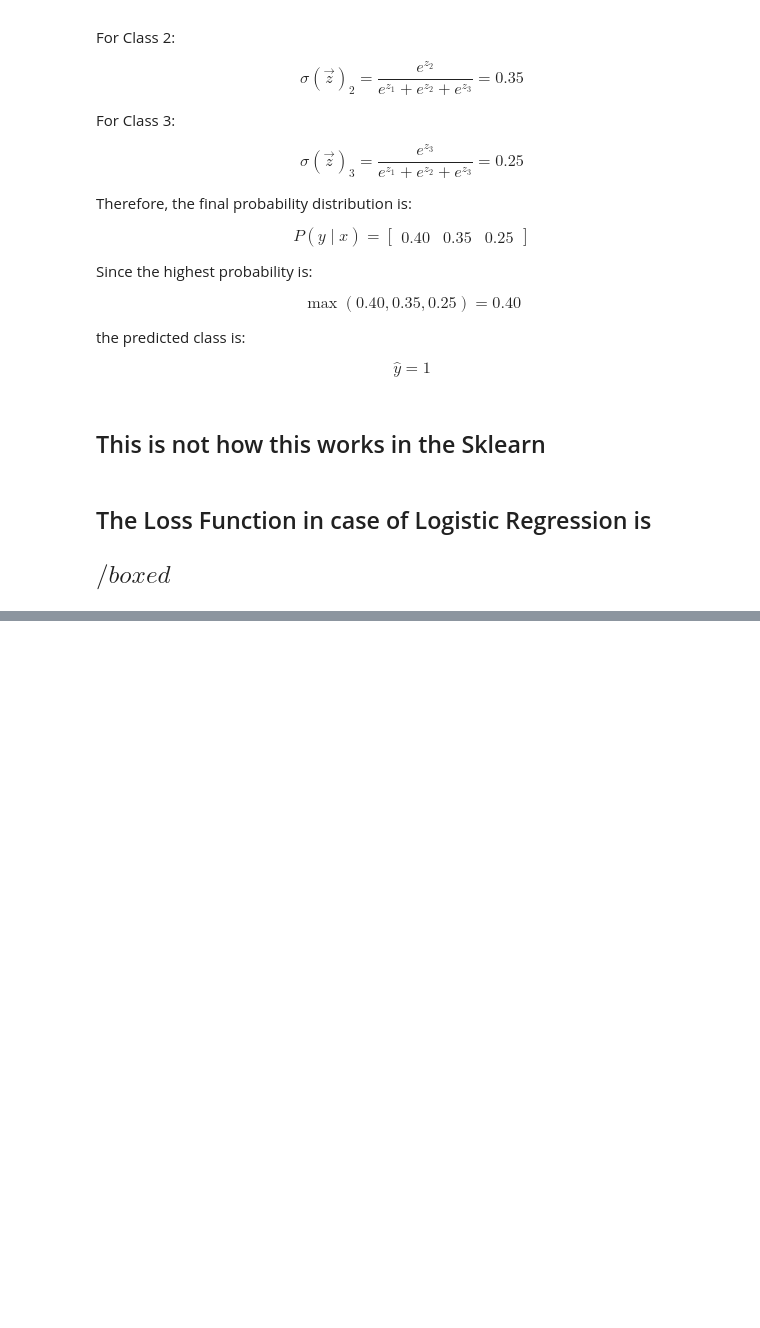
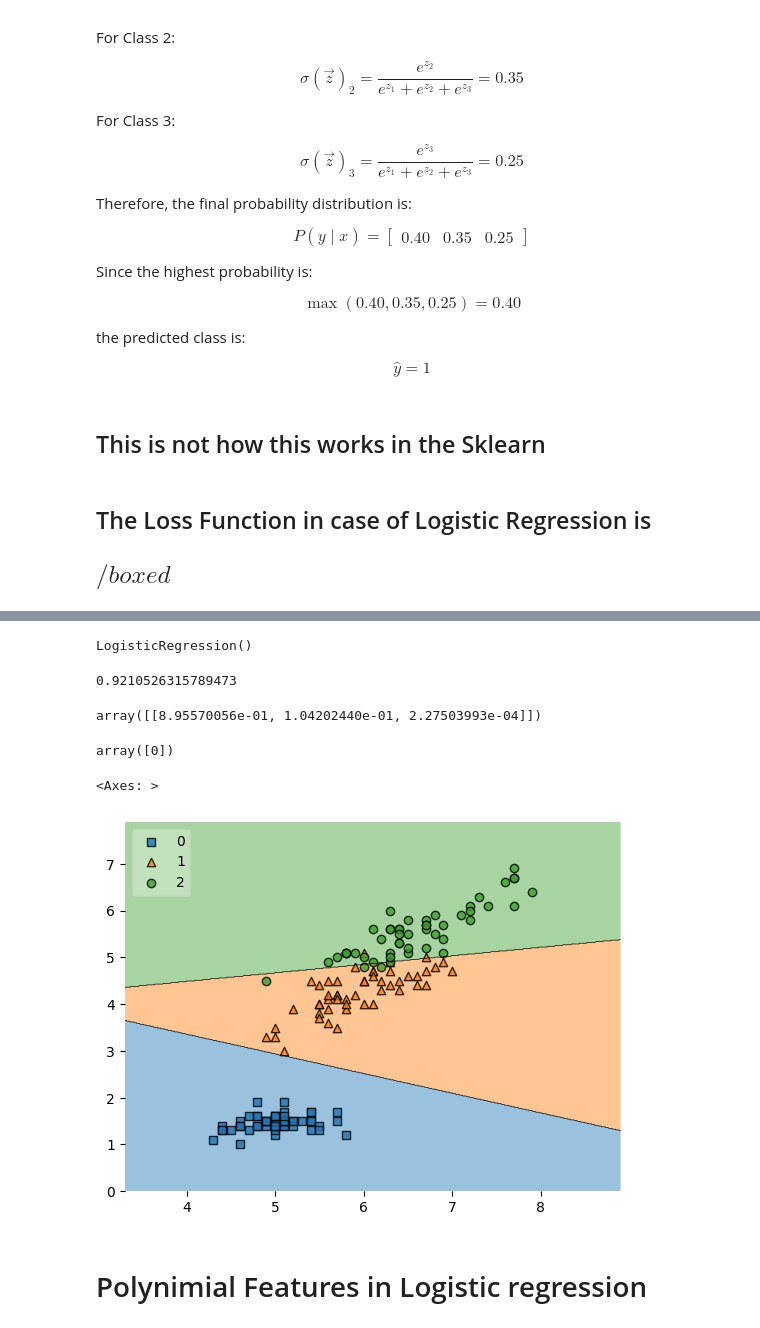
Before and after one commit to chouhandarsh/ML-Algorithm, a Jupyter notebook: Softmax.ipynb, the cells around one changed output, grey strips where cells are left out. Cells and saved outputs as stored; diff of their text form; code cells hidden in the pictures; blank space fills up the shorter version.

```diff
--- a/Softmax.ipynb
+++ b/Softmax.ipynb
@@ -96,0 +1730,5 @@ $$
+# %%
+X  = df.drop('Species',axis=1)
+y = df['Species']
+# %%
+X_train,X_test,y_train,y_test = train_test_split(X,y,test_size=0.25)
@@ -96,0 +1737,7 @@ $$
+# %%
+clf=LogisticRegression()
+# in the newr version it automatically detects we dont need to pass the multi_class = 'multinomial
+# %%
+clf.fit(X_train,y_train)
+# %% [output]
+LogisticRegression()
@@ -96,0 +1748,21 @@ $$
+# %%
+print(accuracy_score(y_test,output))
+# %% [output]
+0.9210526315789473
+# %%
+query = np.array([[3.4,2.7]])
+clf.predict_proba(query)
+# %% [output]
+array([[8.95570056e-01, 1.04202440e-01, 2.27503993e-04]])
+# %%
+clf.predict(query)
+# %% [output]
+array([0])
+# %%
+from mlxtend.plotting import plot_decision_regions
+plot_decision_regions(X.values,y.values,clf,legend=2)
+# %% [output]
+<Axes: >
+[figure, added]
+# %% [markdown]
+# Polynimial Features in Logistic regression
```
Also changed, not shown: parts of 20 cells of this notebook, 17 other files.
